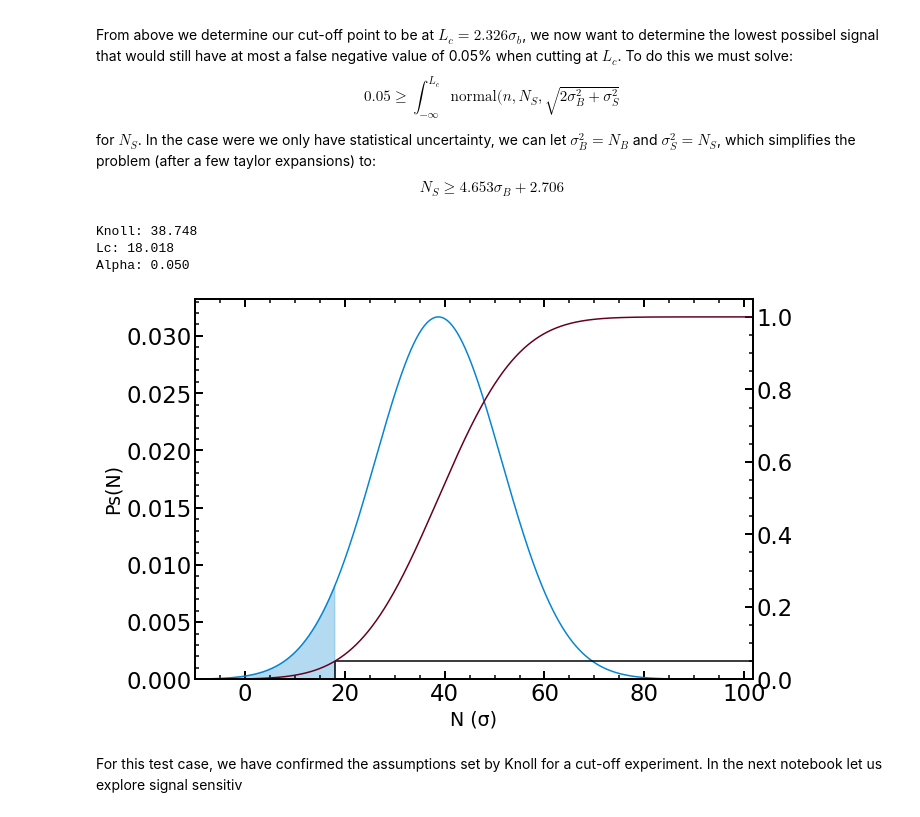
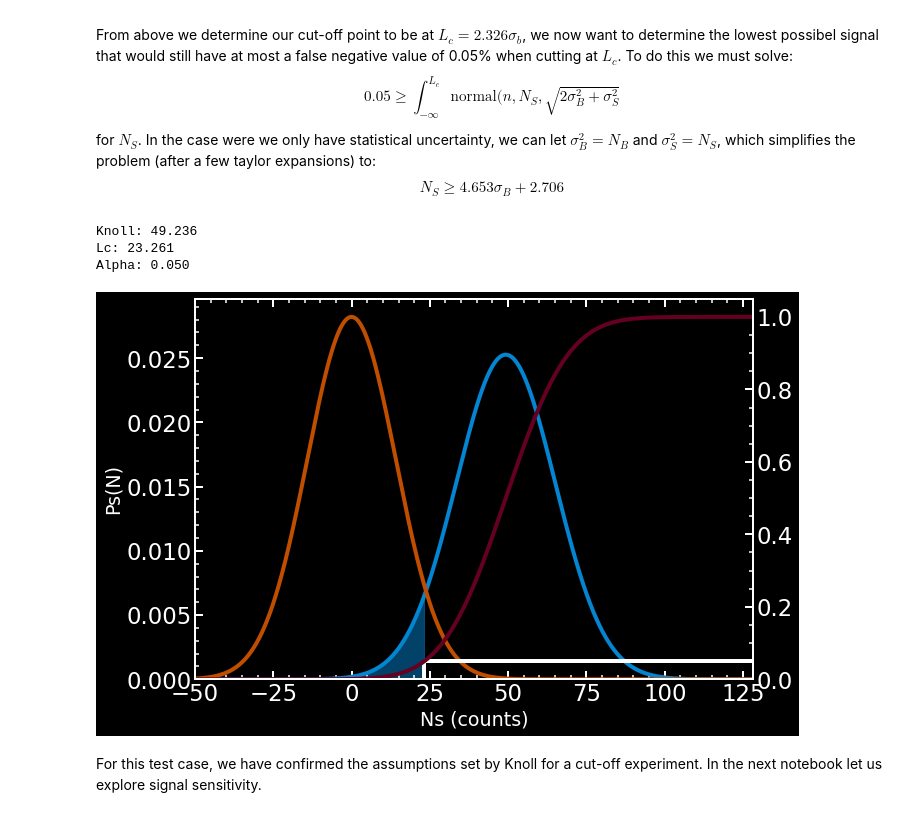
Before and after one commit to MorganAskins/AStudyInStatistics, a Jupyter notebook: 1_Knoll.ipynb, the cells around one changed output. Saved outputs shown, nothing was run; the diff lists cells and outputs as text; code cells hidden in the pictures.

Commit message:
PDG into notebooks

```diff
--- a/1_Knoll.ipynb
+++ b/1_Knoll.ipynb
@@ -17,6 +16,7 @@ from scipy.special import erf, erfc, gamma
 # %%
 # Useful functions and definitions
 π = np.pi
+plt.style.use('dark_background')
 plt.style.use('stats.mplstyle')
 def normal(x, μ, σ):
     return (2*π*σ**2)**(-0.5) * np.exp(-(x-μ)**2 / 2 / σ**2)
@@ -68,42 +71,46 @@ $$N_S \geq 4.653\sigma_B + 2.706$$
 # %%
 ## Example to test the Knoll hypothesis
 knoll = lambda σ: 4.653*σ + 2.706
 n = np.linspace(-1000,1000,100000)
 
-nb = 60
+nb = 100
 ns = knoll(np.sqrt(nb))
 print(f'Knoll: {ns:0.3f}')
 Lc = Lc_coef*np.sqrt(nb)
 print(f'Lc: {Lc:0.3f}')
 σt = np.sqrt(ns+2*nb)
 p = normal(n, ns, σt)
+bkg = normal(n, 0, np.sqrt(2*nb))
 c = np.cumsum(p) / max(np.cumsum(p))
 x_alpha = np.where(n>=Lc)[0][0]
 alpha   = c[x_alpha]
 n_alpha = n[x_alpha]
 print(f'Alpha: {alpha:0.3f}')
 
 xtop = (ns + 5*σt)
+xbot = -5*np.sqrt(nb)
 
 fig, ax1 = plt.subplots()
-ax1.plot(n, p, color='xkcd:cerulean')
-ax1.fill_between(n[n<=n_alpha], p[n<=n_alpha], color='xkcd:cerulean', alpha=0.3)
+ax1.plot(n, p,   color='xkcd:cerulean',     label='Signal')
+ax1.plot(n, bkg, color='xkcd:burnt orange', label='Background')
+ax1.fill_between(n[n<=n_alpha], p[n<=n_alpha], color='xkcd:cerulean', alpha=0.5)
 ax1.set_ylim(bottom=0)
-ax1.set_xlim(-10, xtop)
-ax1.set_xlabel("N (σ)")
+ax1.set_xlim(xbot, xtop)
+ax1.set_xlabel("Ns (counts)")
 ax1.set_ylabel("Ps(N)")
 ax2 = ax1.twinx()
 ax2.plot(n, c, color='xkcd:maroon')
 #ax2.axvline(n[limit[-1]], color='black')
-ax2.vlines(n_alpha, 0, alpha, color='black')
-ax2.hlines(alpha, n_alpha, xtop)
+ax2.vlines(n_alpha, 0, alpha, color='white')
+ax2.hlines(alpha, n_alpha, xtop, color='white')
 ax2.set_ylim(bottom=0)
+plt.savefig('knoll_sig_selection.svg', transparent=True)
 plt.show()
 # %% [output]
-Knoll: 38.748
-Lc: 18.018
+Knoll: 49.236
+Lc: 23.261
 Alpha: 0.050
-[figure, old version]
+[figure, new version]
 # %% [markdown]
 For this test case, we have confirmed the assumptions set by Knoll for a cut-off experiment.
-In the next notebook let us explore signal sensitiv
+In the next notebook let us explore signal sensitivity.
```
Also changed, not shown: parts of 4 cells of this notebook, 3 other files.
